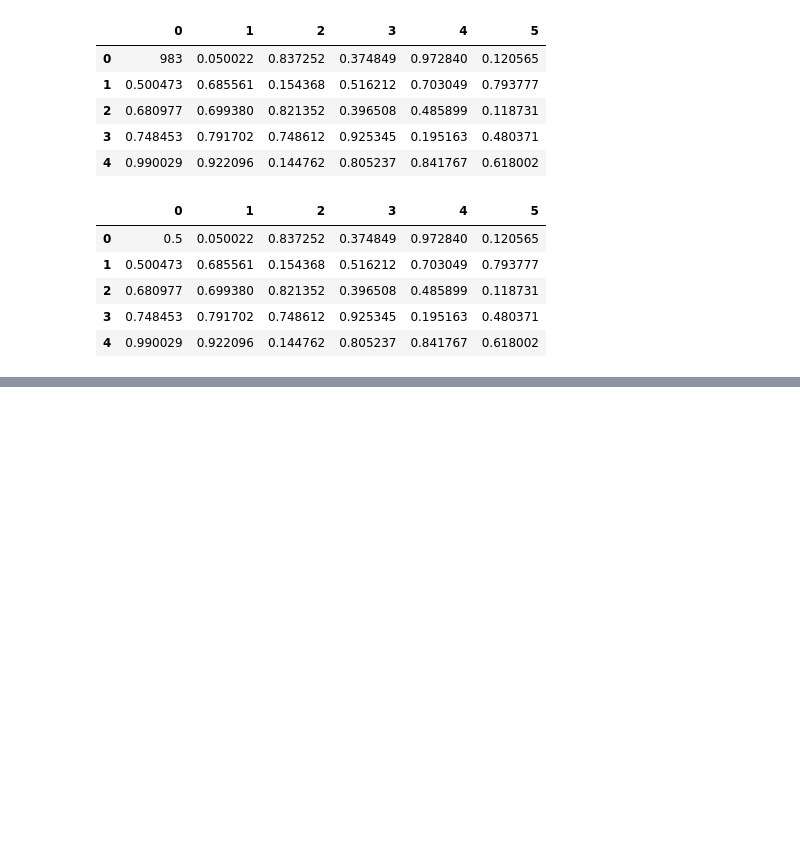
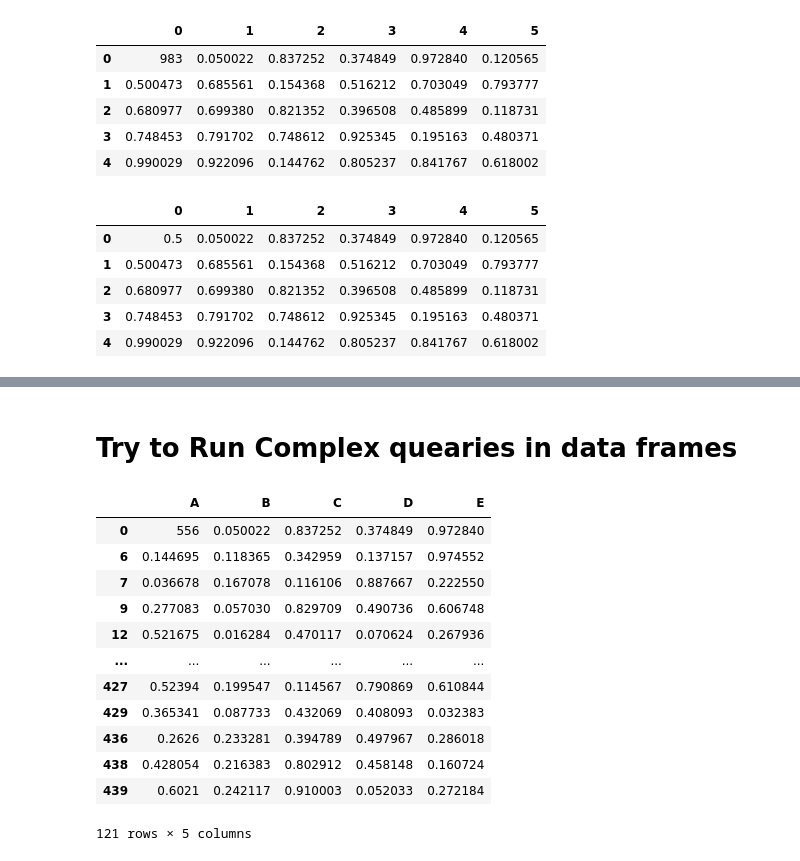
Before and after one commit to Brodevil/Competative-Programming, a Jupyter notebook: Learning/Pandas_.ipynb, the cells around one changed output, grey strips where cells are left out. Drawn from its saved outputs; the diff is of its cells as text; code cells hidden in the pictures; blank space fills up the shorter version.

```diff
--- a/Learning/Pandas_.ipynb
+++ b/Learning/Pandas_.ipynb
@@ -267,0 +323,19 @@ new_df.head()
+# %% [markdown]
+# Try to Run Complex quearies in data frames
+# %%
+new_df.loc[new_df["A"] < 0.2]
+new_df.loc[(new_df["B"] < 0.3) & (new_df["C"] > 0.1)]
+# %% [output]
+|  | A | B | C | D | E |
+| 0 | 556 | 0.050022 | 0.837252 | 0.374849 | 0.972840 |
+| 6 | 0.144695 | 0.118365 | 0.342959 | 0.137157 | 0.974552 |
+| 7 | 0.036678 | 0.167078 | 0.116106 | 0.887667 | 0.222550 |
+| 9 | 0.277083 | 0.057030 | 0.829709 | 0.490736 | 0.606748 |
+| 12 | 0.521675 | 0.016284 | 0.470117 | 0.070624 | 0.267936 |
+| ... | ... | ... | ... | ... | ... |
+| 427 | 0.52394 | 0.199547 | 0.114567 | 0.790869 | 0.610844 |
+| 429 | 0.365341 | 0.087733 | 0.432069 | 0.408093 | 0.032383 |
+| 436 | 0.2626 | 0.233281 | 0.394789 | 0.497967 | 0.286018 |
+| 438 | 0.428054 | 0.216383 | 0.802912 | 0.458148 | 0.160724 |
+| 439 | 0.6021 | 0.242117 | 0.910003 | 0.052033 | 0.272184 |
+121 rows × 5 columns
```
Also changed, not shown: parts of 10 cells of this notebook.
